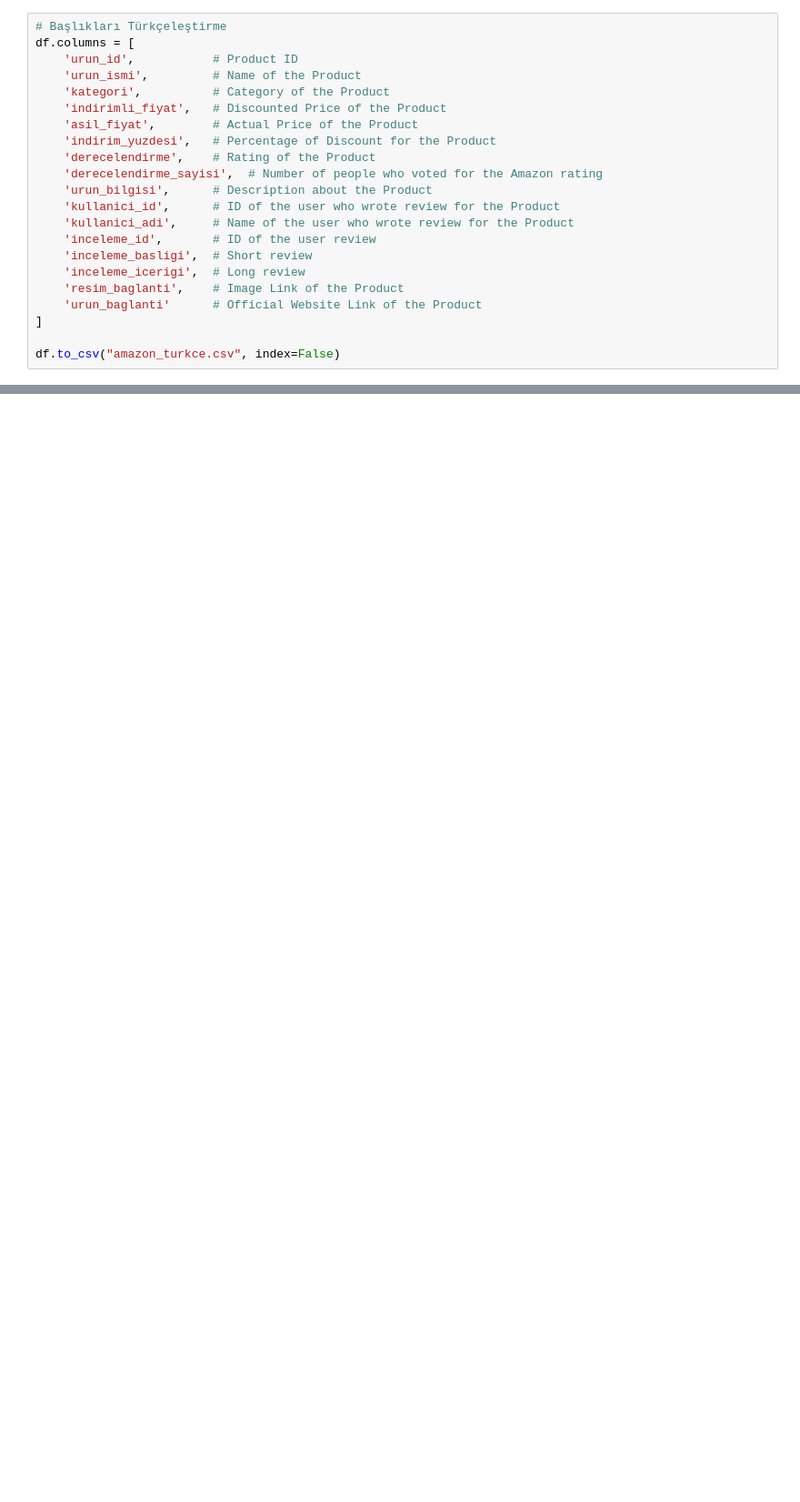
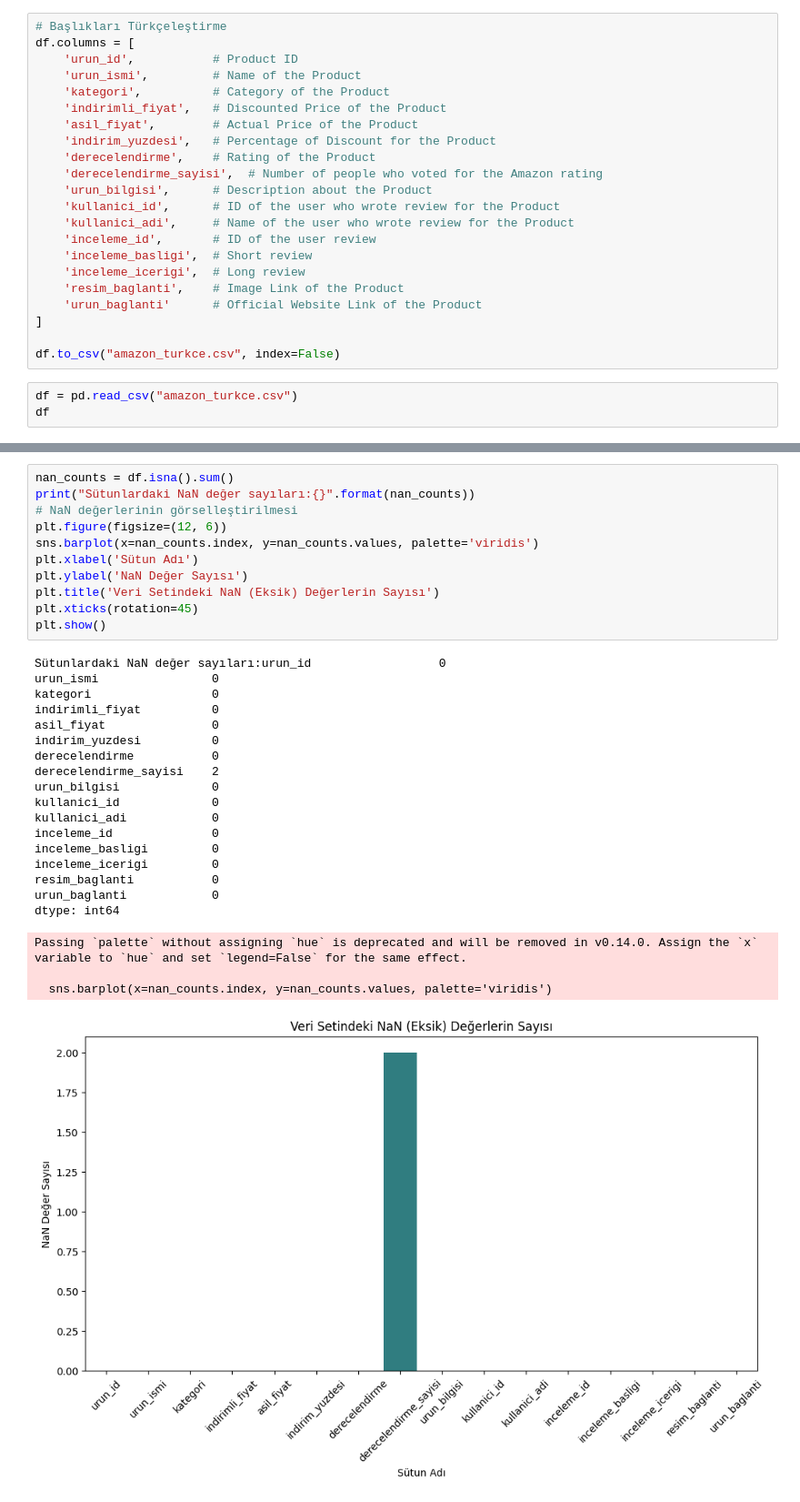
Before and after one commit to ErenalpYilmaz/amazonsalesdataset, a Jupyter notebook: analyse.ipynb, the cells around one changed output, grey strips where cells are left out. Shown at 91% size. Saved outputs shown, nothing was run; the diff lists cells and outputs as text; blank space fills up the shorter version.

```diff
--- a/analyse.ipynb
+++ b/analyse.ipynb
@@ -34,3 +35,6 @@ df.columns = [
 ]
 
 df.to_csv("amazon_turkce.csv", index=False)
+# %%
+df = pd.read_csv("amazon_turkce.csv")
+df
@@ -36,0 +55,33 @@ df.to_csv("amazon_turkce.csv", index=False)
+# %%
+nan_counts = df.isna().sum()
+print("Sütunlardaki NaN değer sayıları:{}".format(nan_counts))
+# NaN değerlerinin görselleştirilmesi
+plt.figure(figsize=(12, 6))
+sns.barplot(x=nan_counts.index, y=nan_counts.values, palette='viridis')
+plt.xlabel('Sütun Adı')
+plt.ylabel('NaN Değer Sayısı')
+plt.title('Veri Setindeki NaN (Eksik) Değerlerin Sayısı')
+plt.xticks(rotation=45)
+plt.show()
+# %% [output]
+Sütunlardaki NaN değer sayıları:urun_id                  0
+urun_ismi                0
+kategori                 0
+indirimli_fiyat          0
+asil_fiyat               0
+indirim_yuzdesi          0
+derecelendirme           0
+derecelendirme_sayisi    2
+urun_bilgisi             0
+kullanici_id             0
+kullanici_adi            0
+inceleme_id              0
+inceleme_basligi         0
+inceleme_icerigi         0
+resim_baglanti           0
+urun_baglanti            0
+dtype: int64
+Passing `palette` without assigning `hue` is deprecated and will be removed in v0.14.0. Assign the `x` variable to `hue` and set `legend=False` for the same effect.
+
+  sns.barplot(x=nan_counts.index, y=nan_counts.values, palette='viridis')
+[figure, added]
```
Also changed, not shown: parts of 13 cells of this notebook.
